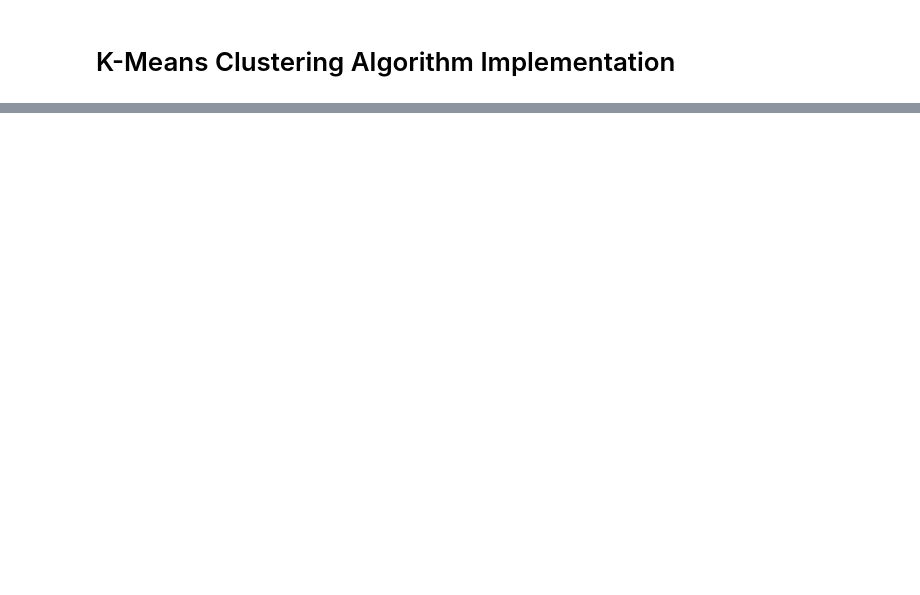
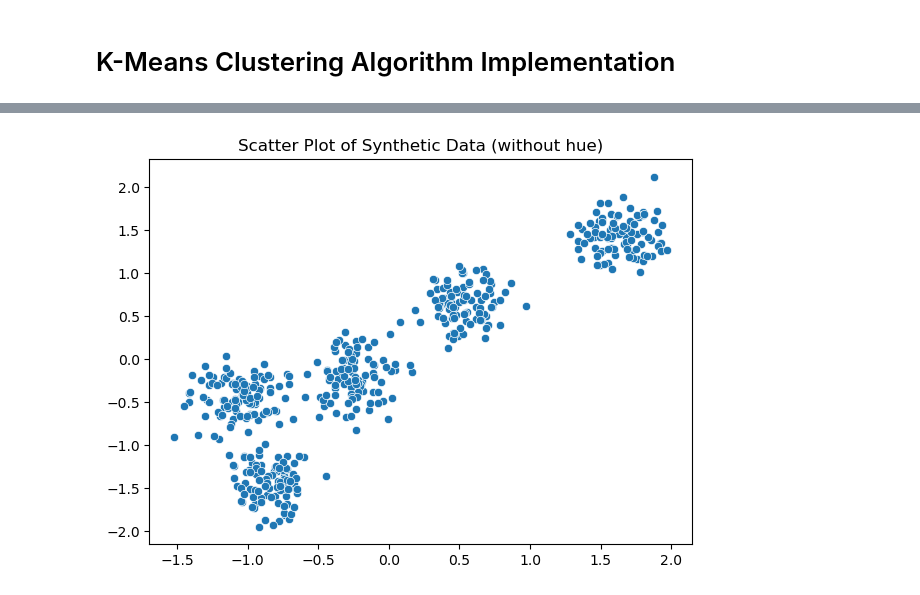
Before and after one commit to lavkushsingh31/ML-Practice-Exercises, a Jupyter notebook: K-Means Clustering Algorithm Implementation .ipynb, the cells around one changed output, grey strips where cells are left out. Cells and saved outputs as stored; diff of their text form; code cells hidden in the pictures; blank space fills up the shorter version.

```diff
--- a/K-Means Clustering Algorithm Implementation .ipynb
+++ b/K-Means Clustering Algorithm Implementation .ipynb
@@ -5,0 +36,8 @@ from
+# %%
+# Data Normalization
+
+def normalize(X):
+    mean = X.mean(axis = 0)
+    std = X.std(axis = 0)
+
+    return (X-mean)/std
@@ -5,0 +53,7 @@ from
+# %%
+plt.figure(figsize=(7,5))
+sns.scatterplot(x = X[:, 0], y = X[:, 1])
+plt.title("Scatter Plot of Synthetic Data (without hue)")
+plt.show()
+# %% [output]
+[figure, added]
```
Also changed, not shown: parts of 7 cells of this notebook.
